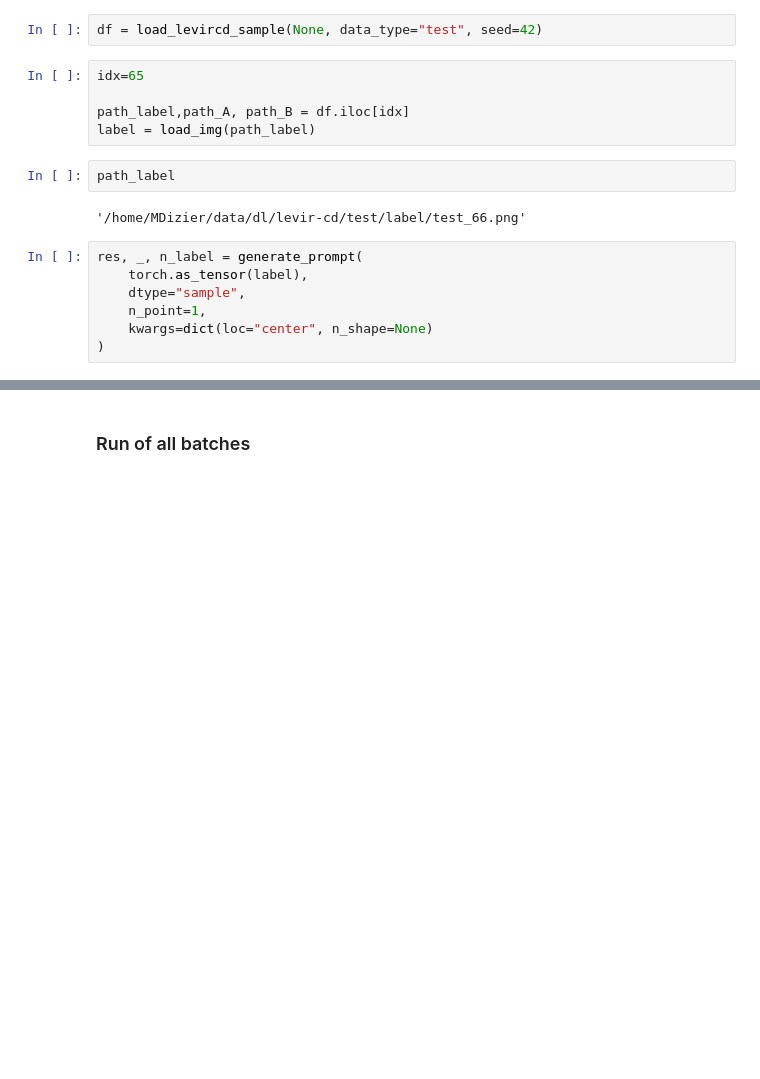
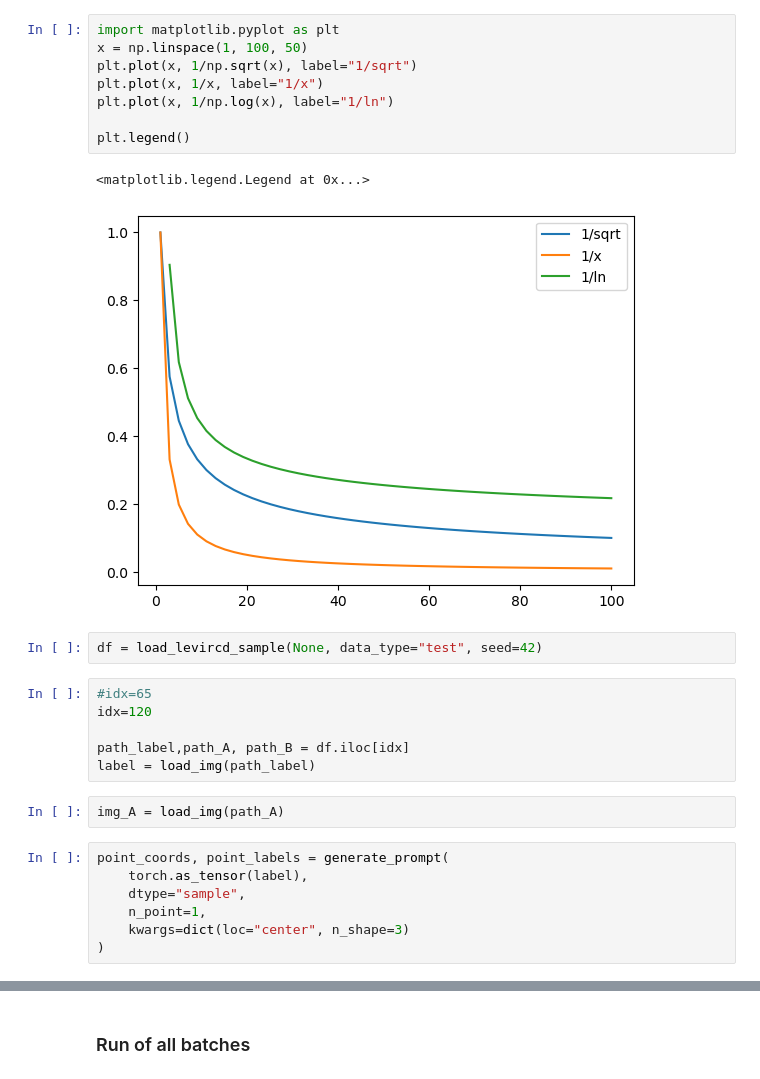
Before and after one commit to brustt/stylo_magique_intership_ign, a Jupyter notebook: notebooks/prompt_sampling.ipynb, the cells around one changed output, grey strips where cells are left out. Cells and saved outputs as stored; diff of their text form; blank space fills up the shorter version.

Commit message:
no label prompting review

```diff
--- a/notebooks/prompt_sampling.ipynb
+++ b/notebooks/prompt_sampling.ipynb
@@ -170,18 +168,28 @@ class PointSampler:
+# %%
+import matplotlib.pyplot as plt
+x = np.linspace(1, 100, 50)
+plt.plot(x, 1/np.sqrt(x), label="1/sqrt")
+plt.plot(x, 1/x, label="1/x")
+plt.plot(x, 1/np.log(x), label="1/ln")
+
+plt.legend()
+# %% [output]
+<matplotlib.legend.Legend at 0x...>
+[figure, added]
 # %%
 df = load_levircd_sample(None, data_type="test", seed=42)
 # %%
-idx=65
+#idx=65
+idx=120
 
 path_label,path_A, path_B = df.iloc[idx]
 label = load_img(path_label)
-# %%
-path_label
-# %% [output]
-'/home/MDizier/data/dl/levir-cd/test/label/test_66.png'
+# %%
+img_A = load_img(path_A)
 # %%
-res, _, n_label = generate_prompt(
+point_coords, point_labels = generate_prompt(
     torch.as_tensor(label),
     dtype="sample",
     n_point=1,
-    kwargs=dict(loc="center", n_shape=None)
+    kwargs=dict(loc="center", n_shape=3)
 )
```
Also changed, not shown: parts of 8 cells of this notebook, 12 other files.
